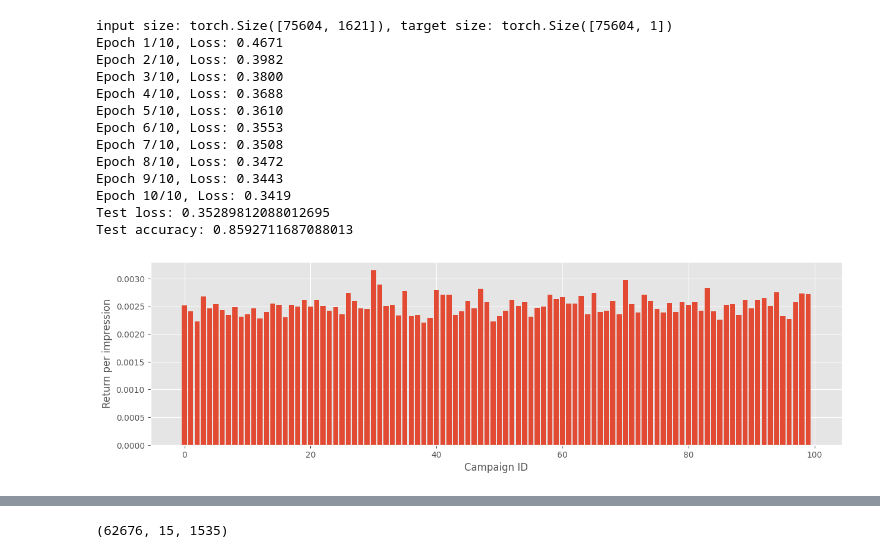
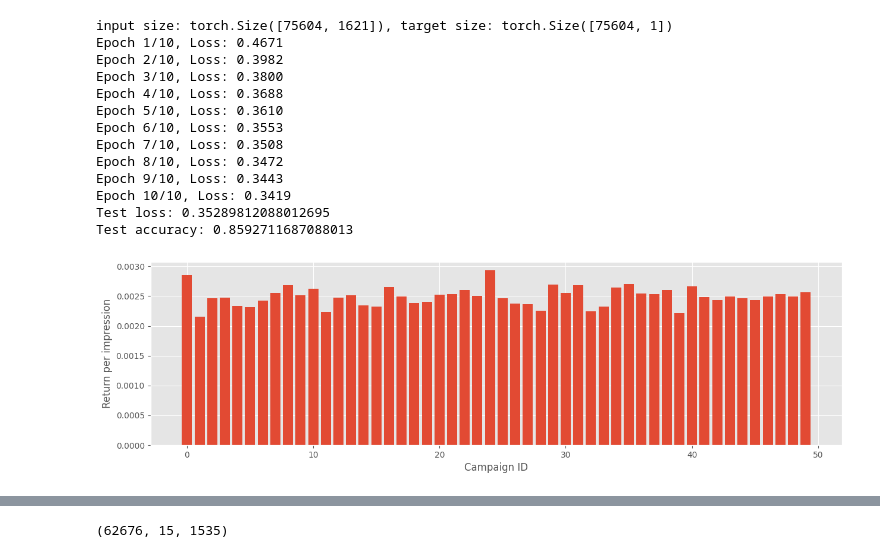
Before and after one commit to kevinva/hoho_python_bigdata_ml, a Jupyter notebook: data_science/attribution_analysis/hoho-multi-channel-attribution.ipynb, the cells around one changed output, grey strips where cells are left out. Drawn from its saved outputs; the diff is of its cells as text; code cells hidden in the pictures.

```diff
--- a/data_science/attribution_analysis/hoho-multi-channel-attribution.ipynb
+++ b/data_science/attribution_analysis/hoho-multi-channel-attribution.ipynb
@@ -114,7 +109,8 @@ def map_one_hot(df, column_names, result_column_name):
 # data_file = '/kaggle/input/hoho-criteo/criteo_attribution_dataset.tsv/pcb_dataset_final.tsv'
 # df0 = pd.read_csv(data_file, sep='\t', nrows = 500000)
 
-data_file = r"F:\AI\hoho_python_bigdata_ml\data\criteo\criteo_attribution_dataset\criteo_attribution_dataset.tsv.gz"
+# data_file = r"F:\AI\hoho_python_bigdata_ml\data\criteo\criteo_attribution_dataset\criteo_attribution_dataset.tsv.gz"
+data_file = "/content/gdrive/MyDrive/data/Criteo/criteo_attribution_dataset/criteo_attribution_dataset.tsv.gz"
 df0 = pd.read_csv(data_file, sep = "\t", compression = "gzip", nrows = 1000000)
 # %%
 len(df0)
@@ -568,35 +589,35 @@ Test accuracy: 0.8592711687088013
 from sklearn.utils.extmath import softmax
 
 # campaign_idx = range(n_campaigns)
-campaign_idx = range(200, 300)
+campaign_idx = range(200, 250)
 
 keras_logreg = model.get_layer('contributions').get_weights()[0].flatten()[0:n_campaigns]
 keras_logreg = softmax([keras_logreg]).flatten()
 
 fig = plt.figure(figsize=(15,4))
 ax = fig.add_subplot(111)
 plt.bar(range(len(keras_logreg[campaign_idx])), keras_logreg[campaign_idx] )
 plt.xlabel('Campaign ID')
 plt.ylabel('Return per impression')
 plt.show()
 
 # 用普通的一层神经网络的归因分析，网络的权重即每个渠道的贡献度
 # model.eval()
 # with torch.no_grad():
 #     weights = model.fc1.weight.squeeze().detach().numpy()  # Get the model's weights and convert to numpy
 # #     print(f"weights: {weights}")
 #     weights = weights[np.newaxis, :]
 # #     print(f"2. weights: {weights}")
 #     keras_logreg = softmax(weights)[0:n_campaigns].flatten()
 
 # fig = plt.figure(figsize=(15,4))
 # ax = fig.add_subplot(111)
 # plt.bar(range(len(keras_logreg[campaign_idx])), keras_logreg[campaign_idx] )
 # plt.xlabel('Campaign ID')
 # plt.ylabel('Return per impression')
 # plt.show()
 # %% [output]
-[figure, old version]
+[figure, new version]
 # %%
 def features_for_lstm(df, max_touchpoints):
 
```
Also changed, not shown: parts of 33 cells of this notebook.
